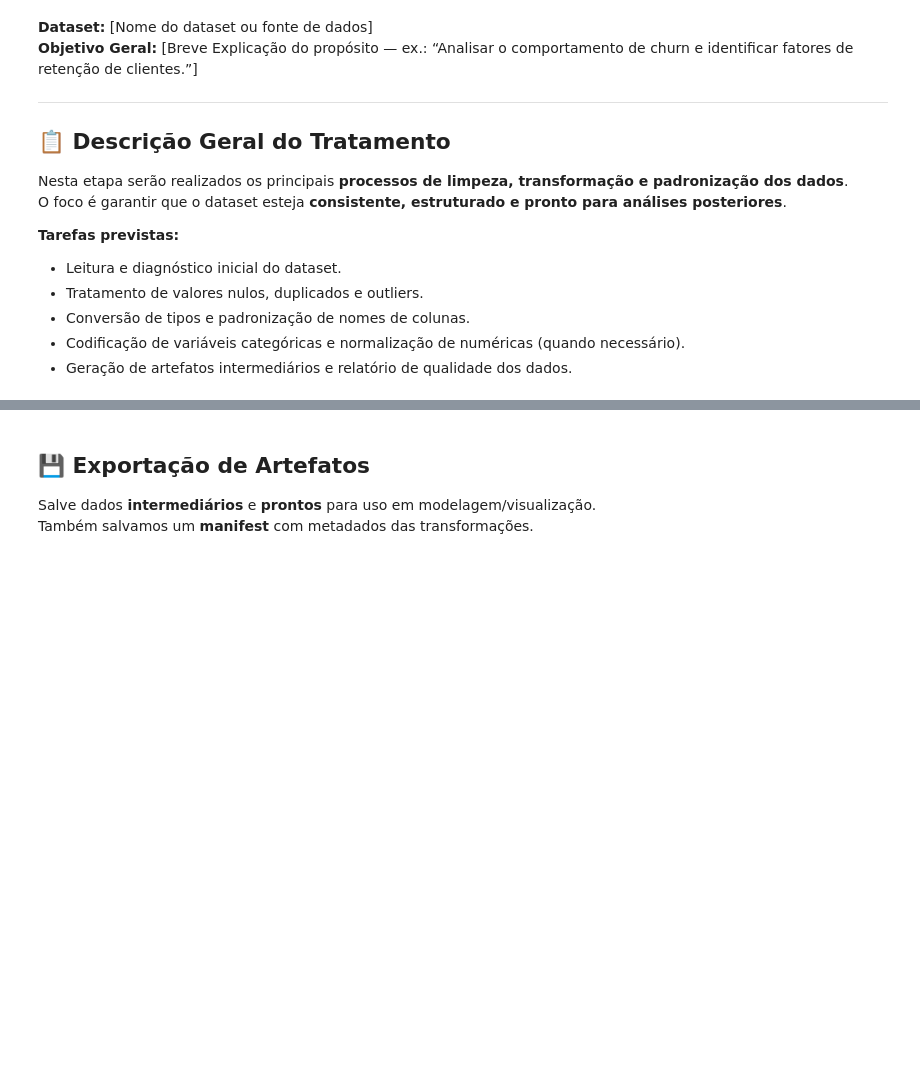
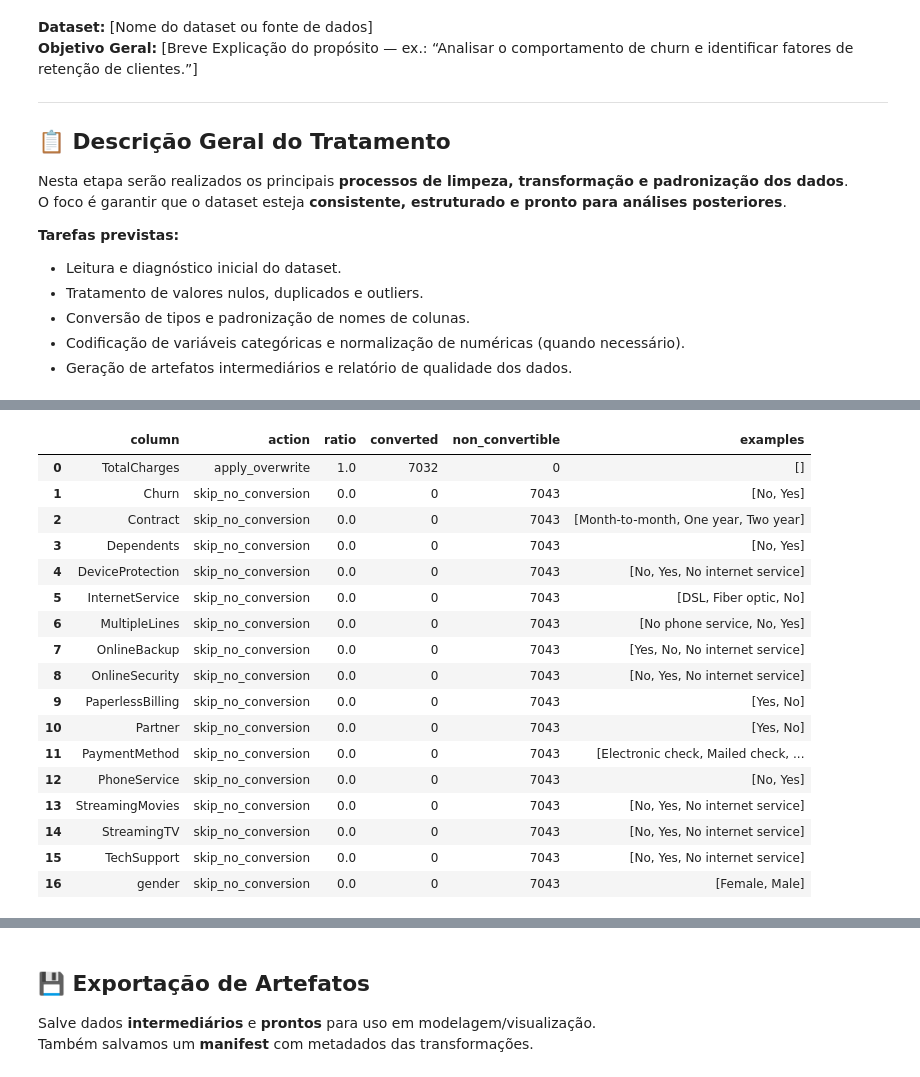
Before and after one commit to FabioAguiar/data-project-template, a Jupyter notebook: notebooks/01_data_preparation_template.ipynb, the cells around one changed output, grey strips where cells are left out. Cells and saved outputs as stored; diff of their text form; code cells hidden in the pictures; blank space fills up the shorter version.

```diff
--- a/notebooks/01_data_preparation_template.ipynb
+++ b/notebooks/01_data_preparation_template.ipynb
@@ -293,0 +436,14 @@ display(missing_df.head(20))
+# %%
+from utils.utils_data import TableStore
+# Inicializa catálogo com as fontes lidas ('tables') e define a base como atual
+T = TableStore(initial=tables, current=MAIN_SOURCE)
+
+# Conveniência: df = tabela atual (boa prática para seguir no pipeline)
+df = T.get()
+
+# Guia rápido (deixe como comentário para consulta):
+# T.add("churn_raw", df, set_current=True)          # cadastra e ativa
+# df = T.use("churn_raw")                           # muda o atual e retorna df
+# T.add("features_v1", engenharia_de_atributos(df)) # salva uma derivação
+# df_features = T["features_v1"]                    # acesso direto por nome
+# display(T.list())                                 # inventário das tabelas
@@ -300,12 +495,54 @@ display(missing_df.head(20))
 # %%
-if config['strip_whitespace']:
+# 1) Texto: espaços em branco
+if config.get("strip_whitespace", True):
     df = strip_whitespace(df)
+    logger.info("[N1] strip_whitespace aplicado.")
 
-if config['cast_numeric_like']:
-    df = infer_numeric_like(df)
+# 2) Números em texto → numérico
+if config.get("cast_numeric_like", True):
+    df, cast_report = infer_numeric_like(
+        df,
+        columns=None,                  # listar colunas específicas
+        min_ratio=0.9,
+        create_new_col_when_partial=True,
+        blacklist=["customerID"]       # ids nunca devem virar número
+    )
+    display(cast_report)
+    logger.info("[N1] infer_numeric_like aplicado.")
 
-if config['infer_types']:
+# 3) Otimização / downcast de tipos numéricos
+if config.get("infer_types", True):
     df = reduce_memory_usage(df)
+    logger.info("[N1] reduce_memory_usage aplicado.")
 
-if config['export_interim']:
-    save_parquet(df, OUTPUT_INTERIM)
+# 4) Exporta interim
+if config.get("export_interim", True):
+    save_table(df, OUTPUT_INTERIM)
+    logger.info(f"[N1] Exportado interim: {OUTPUT_INTERIM}")
+
+# 5) Duplicidades
+if config.get("deduplicate", True):
+    subset = config.get("deduplicate_subset") or None
+    keep = config.get("deduplicate_keep", "first")
+    log_path = None
+    if config.get("deduplicate_log", True):
+        fname = config.get("deduplicate_log_filename", "duplicates.csv")
+        log_path = REPORTS_DIR / fname
+
+    df, dups_df, dup_summary = deduplicate_rows(
+        df,
+        subset=subset,
+        keep=keep,
+        log_path=log_path,
+        return_report=True
+    )
+
+    # feedback visual
+    if not dups_df.empty:
+        print("🔁 Linhas duplicadas detectadas (amostra):")
+        display(dups_df.head(10))
+        print("📊 Resumo por chave:")
+        display(dup_summary.head(20))
+    else:
+        print("✅ Nenhuma duplicidade encontrada segundo os critérios definidos.")
+# %% [output]
@@ -311,0 +569,18 @@ if config['export_interim']:
+|  | column | action | ratio | converted | non_convertible | examples |
+| 0 | TotalCharges | apply_overwrite | 1.0 | 7032 | 0 | [] |
+| 1 | Churn | skip_no_conversion | 0.0 | 0 | 7043 | [No, Yes] |
+| 2 | Contract | skip_no_conversion | 0.0 | 0 | 7043 | [Month-to-month, One year, Two year] |
+| 3 | Dependents | skip_no_conversion | 0.0 | 0 | 7043 | [No, Yes] |
+| 4 | DeviceProtection | skip_no_conversion | 0.0 | 0 | 7043 | [No, Yes, No internet service] |
+| 5 | InternetService | skip_no_conversion | 0.0 | 0 | 7043 | [DSL, Fiber optic, No] |
+| 6 | MultipleLines | skip_no_conversion | 0.0 | 0 | 7043 | [No phone service, No, Yes] |
+| 7 | OnlineBackup | skip_no_conversion | 0.0 | 0 | 7043 | [Yes, No, No internet service] |
+| 8 | OnlineSecurity | skip_no_conversion | 0.0 | 0 | 7043 | [No, Yes, No internet service] |
+| 9 | PaperlessBilling | skip_no_conversion | 0.0 | 0 | 7043 | [Yes, No] |
+| 10 | Partner | skip_no_conversion | 0.0 | 0 | 7043 | [Yes, No] |
+| 11 | PaymentMethod | skip_no_conversion | 0.0 | 0 | 7043 | [Electronic check, Mailed check, ... |
+| 12 | PhoneService | skip_no_conversion | 0.0 | 0 | 7043 | [No, Yes] |
+| 13 | StreamingMovies | skip_no_conversion | 0.0 | 0 | 7043 | [No, Yes, No internet service] |
+| 14 | StreamingTV | skip_no_conversion | 0.0 | 0 | 7043 | [No, Yes, No internet service] |
+| 15 | TechSupport | skip_no_conversion | 0.0 | 0 | 7043 | [No, Yes, No internet service] |
+| 16 | gender | skip_no_conversion | 0.0 | 0 | 7043 | [Female, Male] |
```
Also changed, not shown: parts of 34 cells of this notebook, 9 other files.
